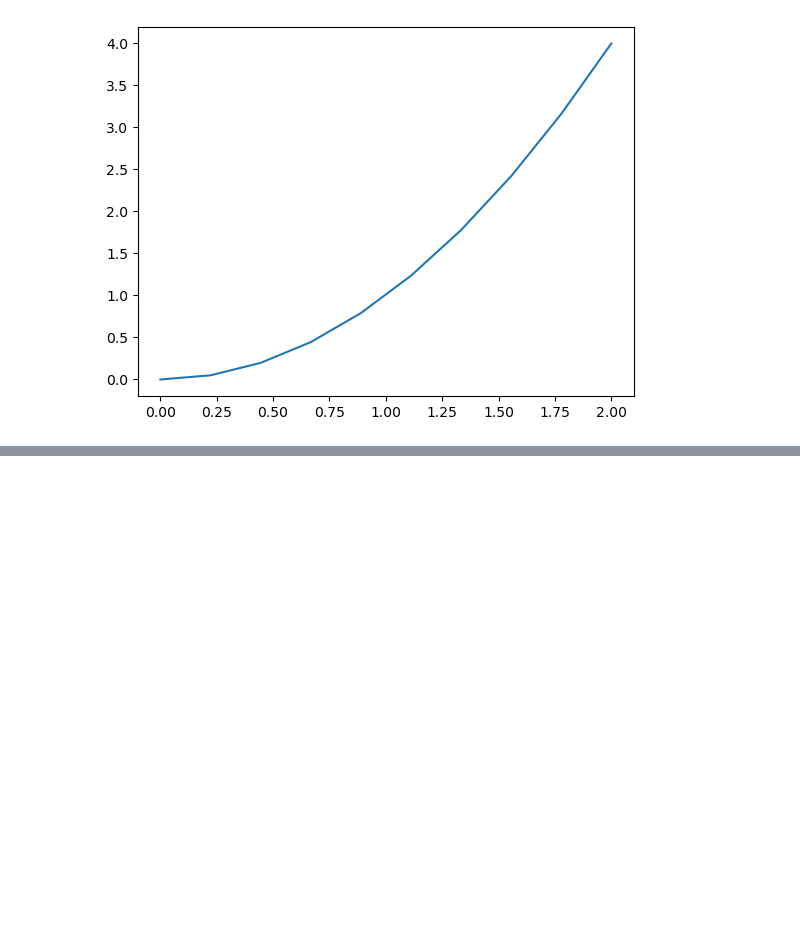
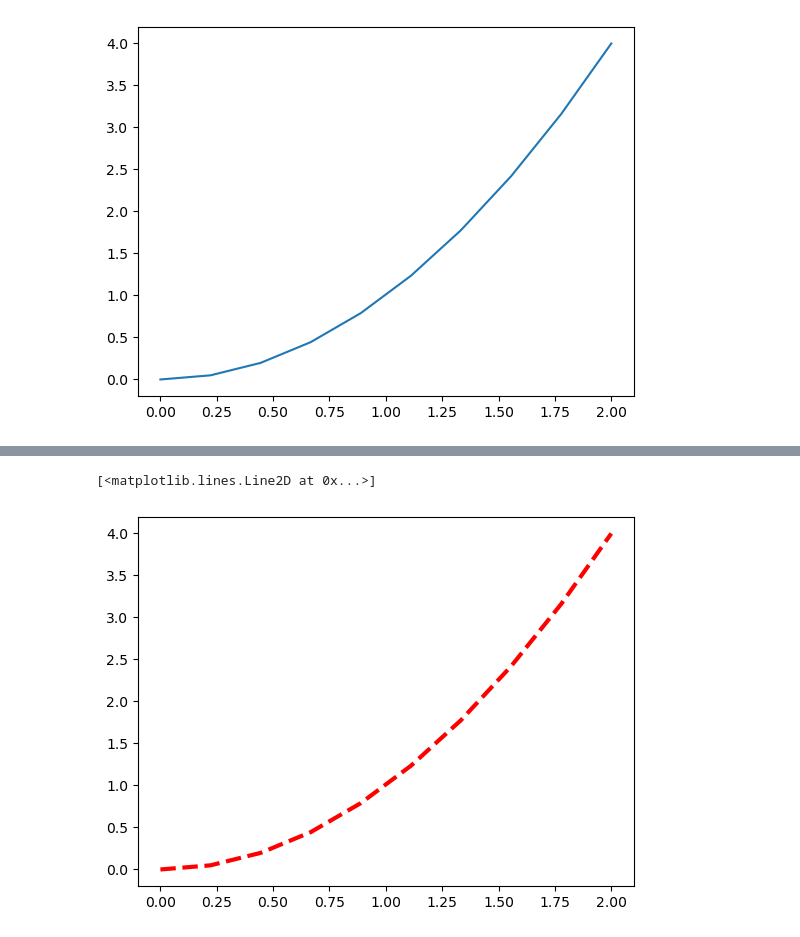
Before and after one commit to DonaPam/Python_MachineLearning-, a Jupyter notebook: sample.ipynb, the cells around one changed output, grey strips where cells are left out. Cells and saved outputs as stored; diff of their text form; code cells hidden in the pictures; blank space fills up the shorter version.

```diff
--- a/sample.ipynb
+++ b/sample.ipynb
@@ -482,0 +488,5 @@ plt.plot(x,y)
+# %%
+plt.plot(x,y,c='red',lw=3, ls='--')
+# %% [output]
+[<matplotlib.lines.Line2D at 0x...>]
+[figure, added]
```
Also changed, not shown: parts of 2 cells of this notebook, 1 other file.
